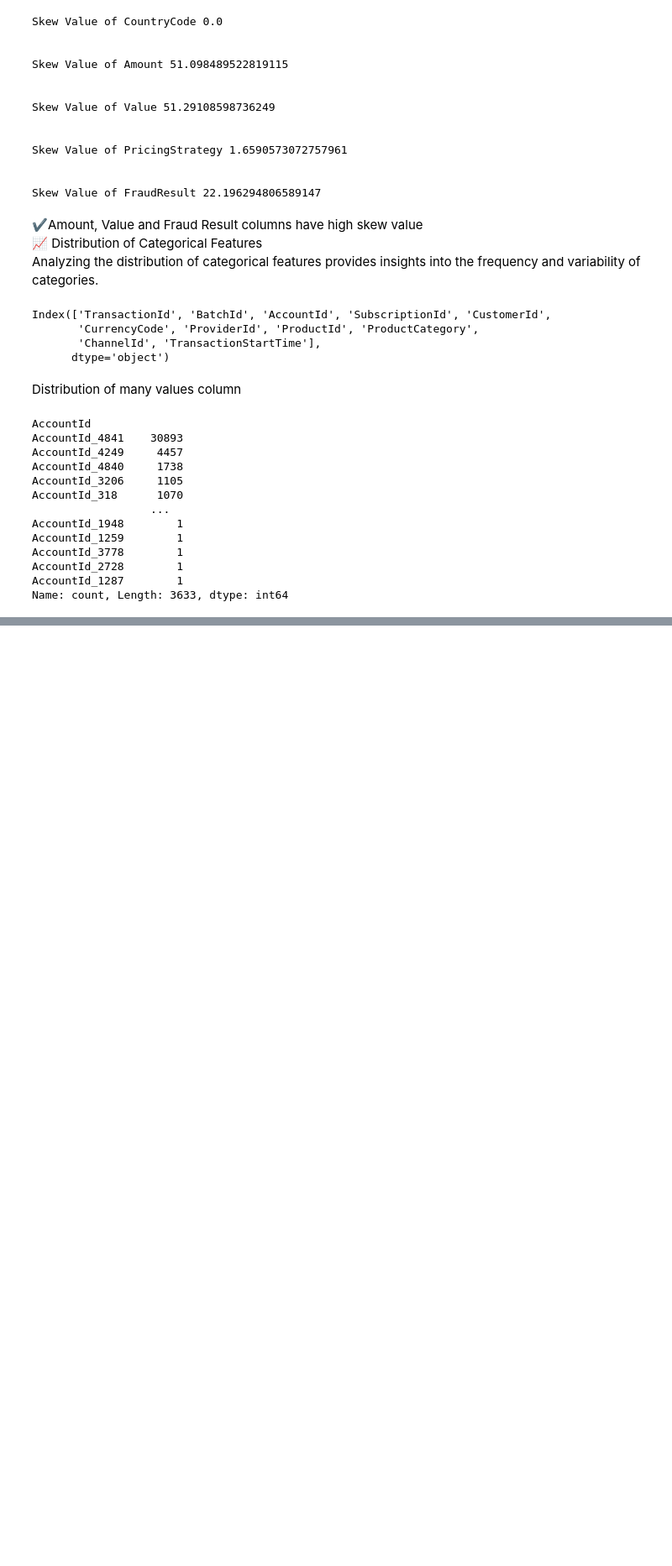
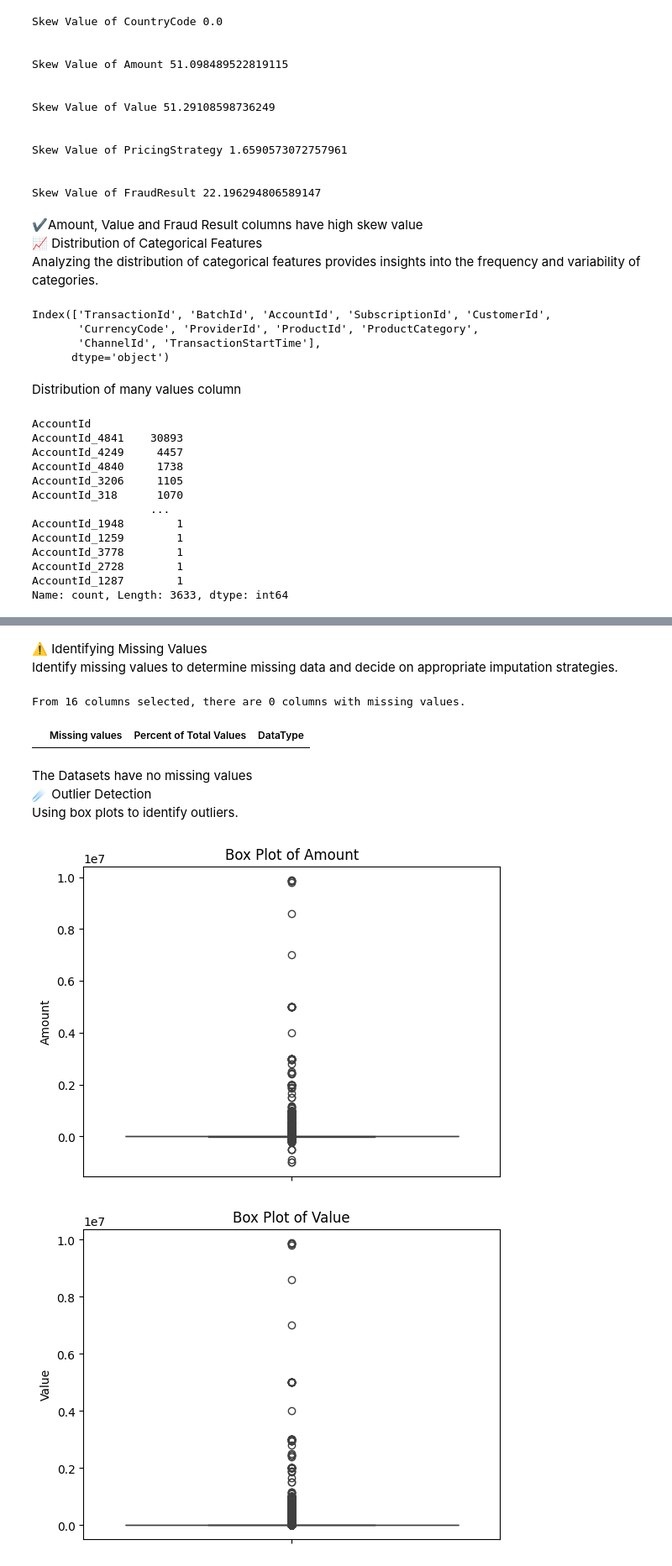
Before and after one commit to Ofgeha-Gelana/CreditScoreAI, a Jupyter notebook: notebooks/risk_analysis.ipynb, the cells around one changed output, grey strips where cells are left out. Shown at 84% size. Saved outputs shown, nothing was run; the diff lists cells and outputs as text; code cells hidden in the pictures; blank space fills up the shorter version.

Commit message:
outlier and missing

```diff
--- a/notebooks/risk_analysis.ipynb
+++ b/notebooks/risk_analysis.ipynb
@@ -177,0 +195,19 @@ Name: count, Length: 3633, dtype: int64
+# %% [markdown]
+⚠️ Identifying Missing Values\
+Identify missing values to determine missing data and decide on appropriate imputation strategies.
+# %%
+from scripts.creditRiskAnalysisImpl import find_missing_values
+find_missing_values(data)
+# %% [output]
+From 16 columns selected, there are 0 columns with missing values.
+|  | Missing values | Percent of Total Values | DataType |
+# %% [markdown]
+The Datasets have no missing values\
+☄ Outlier Detection\
+Using box plots to identify outliers.
+# %%
+from scripts.creditRiskAnalysisImpl import boxPlotForDetectOutliers
+boxPlotForDetectOutliers(data,['Amount','Value'])
+# %% [output]
+[figure, added]
+[figure, added]
```
Also changed, not shown: parts of 7 cells of this notebook.
